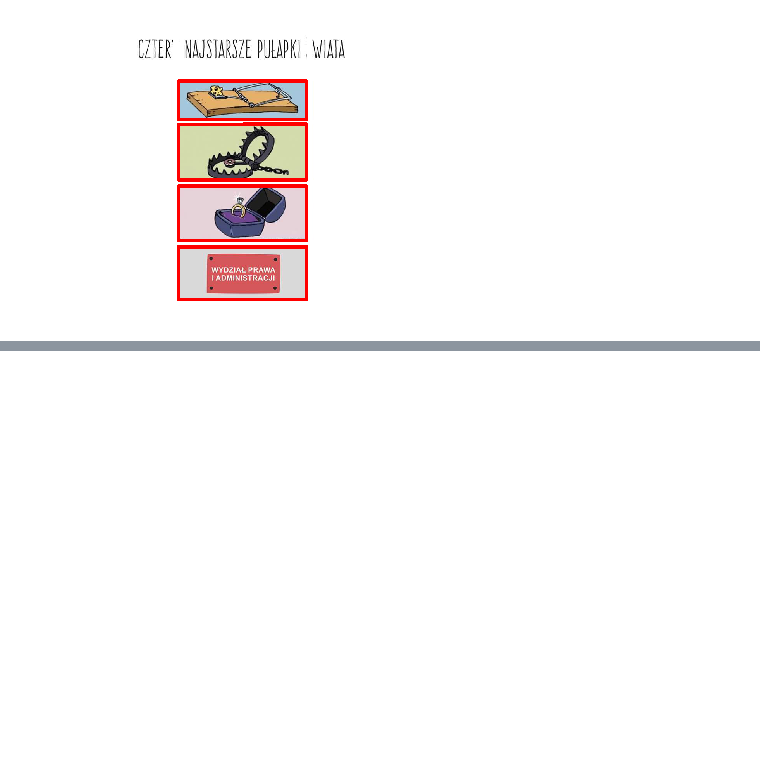
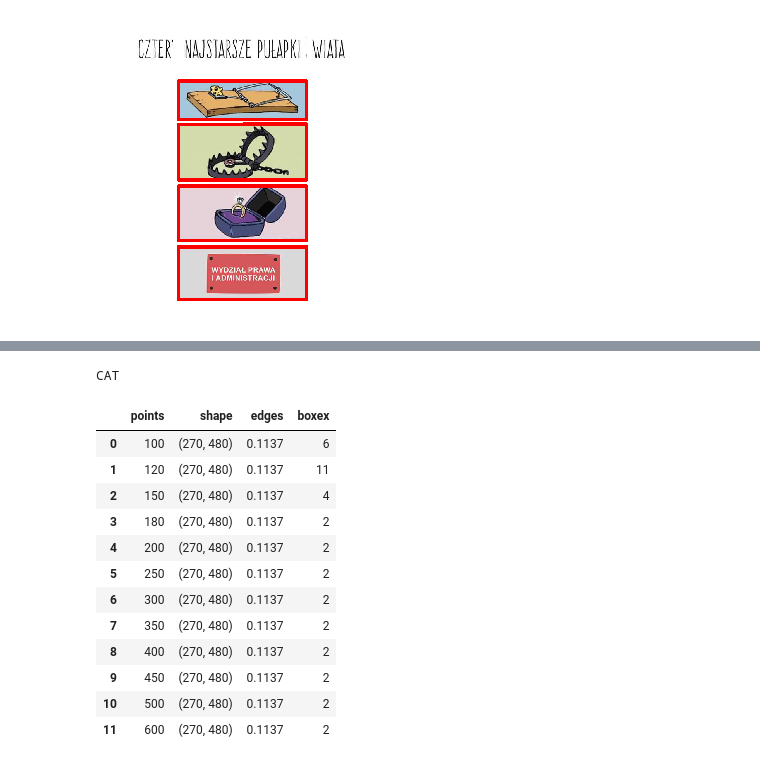
Before and after one commit to lukaszsus/memotion-images-analysis, a Jupyter notebook: image_segmentation/hough_lines_results.ipynb, the cells around one changed output, grey strips where cells are left out. Saved outputs shown, nothing was run; the diff lists cells and outputs as text; code cells hidden in the pictures; blank space fills up the shorter version.

```diff
--- a/image_segmentation/hough_lines_results.ipynb
+++ b/image_segmentation/hough_lines_results.ipynb
@@ -27,0 +107,19 @@ bounding_boxex = hl.get_bounding_boxes(image)
+# %%
+i = 2
+label = labels[i]
+print_dataframe(i)
+# %% [output]
+CAT
+|  | points | shape | edges | boxex |
+| 0 | 100 | (270, 480) | 0.1137 | 6 |
+| 1 | 120 | (270, 480) | 0.1137 | 11 |
+| 2 | 150 | (270, 480) | 0.1137 | 4 |
+| 3 | 180 | (270, 480) | 0.1137 | 2 |
+| 4 | 200 | (270, 480) | 0.1137 | 2 |
+| 5 | 250 | (270, 480) | 0.1137 | 2 |
+| 6 | 300 | (270, 480) | 0.1137 | 2 |
+| 7 | 350 | (270, 480) | 0.1137 | 2 |
+| 8 | 400 | (270, 480) | 0.1137 | 2 |
+| 9 | 450 | (270, 480) | 0.1137 | 2 |
+| 10 | 500 | (270, 480) | 0.1137 | 2 |
+| 11 | 600 | (270, 480) | 0.1137 | 2 |
```
Also changed, not shown: parts of 10 cells of this notebook, 2 other files.
